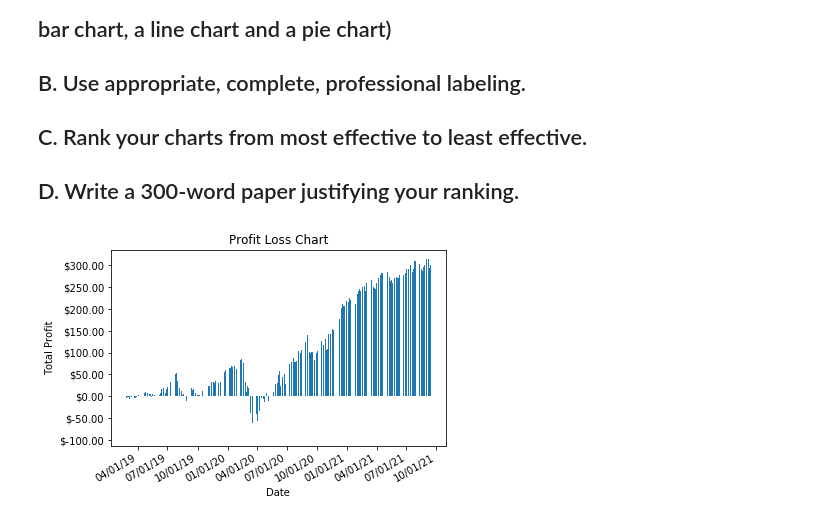
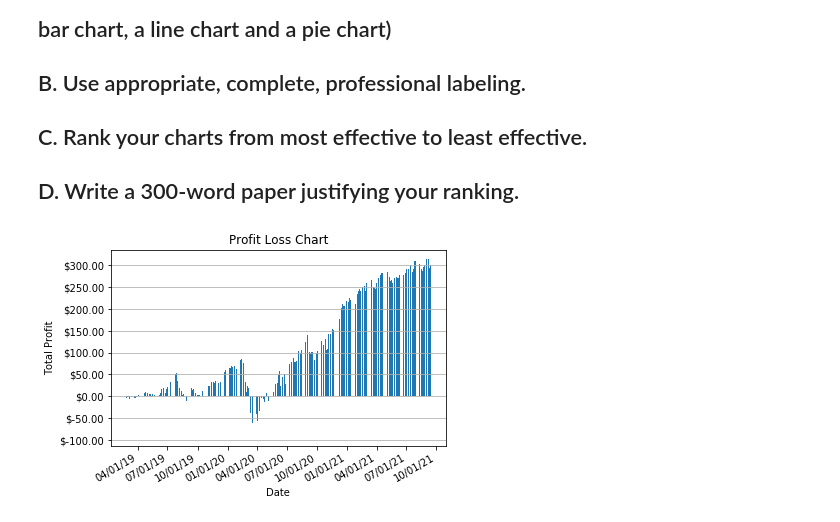
Before and after one commit to ramsey-king/DSC-550-Data-Mining, a Jupyter notebook: Week3/King_Ramsey_Exercise3-2.ipynb, the cells around one changed output. Saved outputs shown, nothing was run; the diff lists cells and outputs as text; code cells hidden in the pictures.

```diff
--- a/Week3/King_Ramsey_Exercise3-2.ipynb
+++ b/Week3/King_Ramsey_Exercise3-2.ipynb
@@ -111,21 +111,22 @@ We will now beging the graphing display portion of this exercise.
 # %%
 # The bar chart.
 
 import matplotlib.pyplot as plt
 from matplotlib.ticker import StrMethodFormatter
 from matplotlib.dates import DateFormatter
 
 fig, ax = plt.subplots()
 plt.bar(stock_df.index, stock_df['Total P-L'], label='Profit/Loss')
 
 
 ax.set_xlabel('Date')
 # ax.set_xticklabels(stock_df.index, rotation=45)
 fig.autofmt_xdate()
 ax.set_ylabel('Total Profit')
 ax.xaxis.set_major_formatter(DateFormatter('%D'))
 ax.yaxis.set_major_formatter(StrMethodFormatter('${x:1.2f}'))
 ax.set_title('Profit Loss Chart')
+plt.grid(axis= 'y')
 plt.show()
 # %% [output]
-[figure, old version]
+[figure, new version]
```
Also changed, not shown: parts of 4 cells of this notebook.
